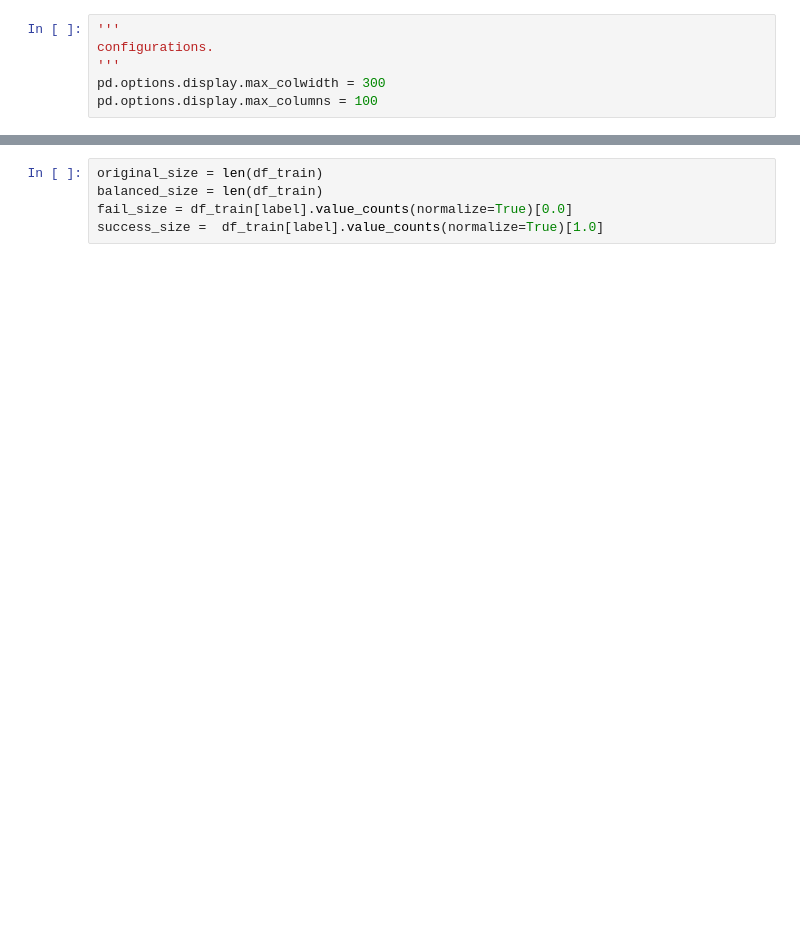
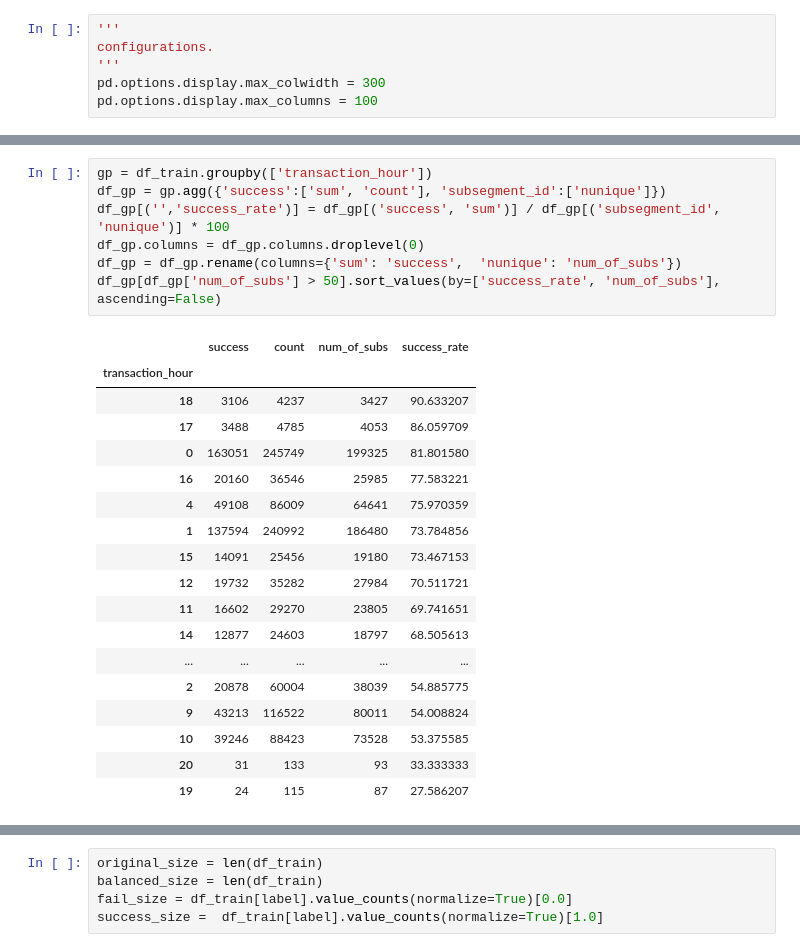
Before and after one commit to songyunlu/ml_training_tool, a Jupyter notebook: tod_training_tool.ipynb, the cells around one changed output, grey strips where cells are left out. Saved outputs shown, nothing was run; the diff lists cells and outputs as text; blank space fills up the shorter version.

```diff
--- a/tod_training_tool.ipynb
+++ b/tod_training_tool.ipynb
@@ -209,0 +458,26 @@ df_test = pd.merge(df_test, df_sub_seg_expire[['subsegment_id', 'duration', 'seg
+# %%
+gp = df_train.groupby(['transaction_hour'])
+df_gp = gp.agg({'success':['sum', 'count'], 'subsegment_id':['nunique']})
+df_gp[('','success_rate')] = df_gp[('success', 'sum')] / df_gp[('subsegment_id', 'nunique')] * 100
+df_gp.columns = df_gp.columns.droplevel(0)
+df_gp = df_gp.rename(columns={'sum': 'success',  'nunique': 'num_of_subs'})
+df_gp[df_gp['num_of_subs'] > 50].sort_values(by=['success_rate', 'num_of_subs'], ascending=False)
+# %% [output]
+|  | success | count | num_of_subs | success_rate |
+| transaction_hour |  |  |  |  |
+| 18 | 3106 | 4237 | 3427 | 90.633207 |
+| 17 | 3488 | 4785 | 4053 | 86.059709 |
+| 0 | 163051 | 245749 | 199325 | 81.801580 |
+| 16 | 20160 | 36546 | 25985 | 77.583221 |
+| 4 | 49108 | 86009 | 64641 | 75.970359 |
+| 1 | 137594 | 240992 | 186480 | 73.784856 |
+| 15 | 14091 | 25456 | 19180 | 73.467153 |
+| 12 | 19732 | 35282 | 27984 | 70.511721 |
+| 11 | 16602 | 29270 | 23805 | 69.741651 |
+| 14 | 12877 | 24603 | 18797 | 68.505613 |
+| ... | ... | ... | ... | ... |
+| 2 | 20878 | 60004 | 38039 | 54.885775 |
+| 9 | 43213 | 116522 | 80011 | 54.008824 |
+| 10 | 39246 | 88423 | 73528 | 53.375585 |
+| 20 | 31 | 133 | 93 | 33.333333 |
+| 19 | 24 | 115 | 87 | 27.586207 |
```
Also changed, not shown: parts of 35 cells of this notebook.
